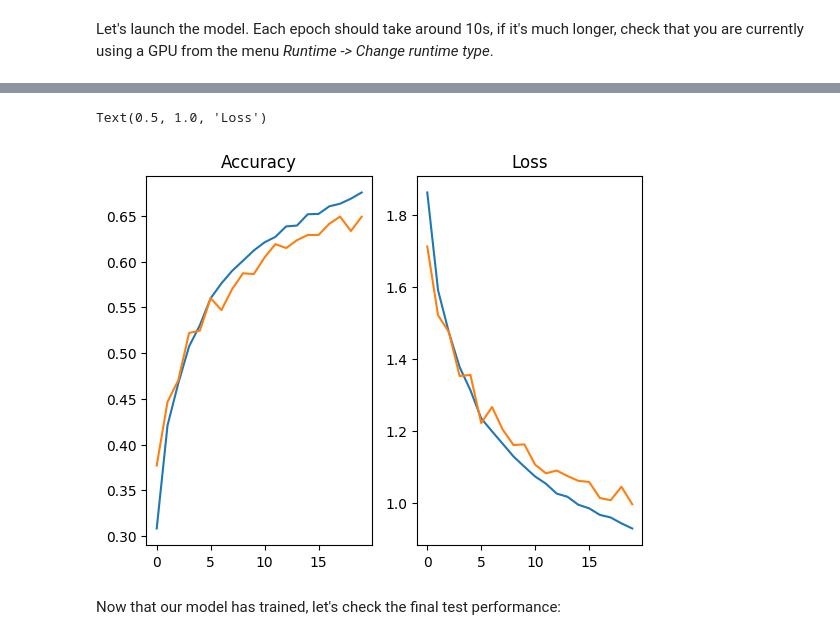
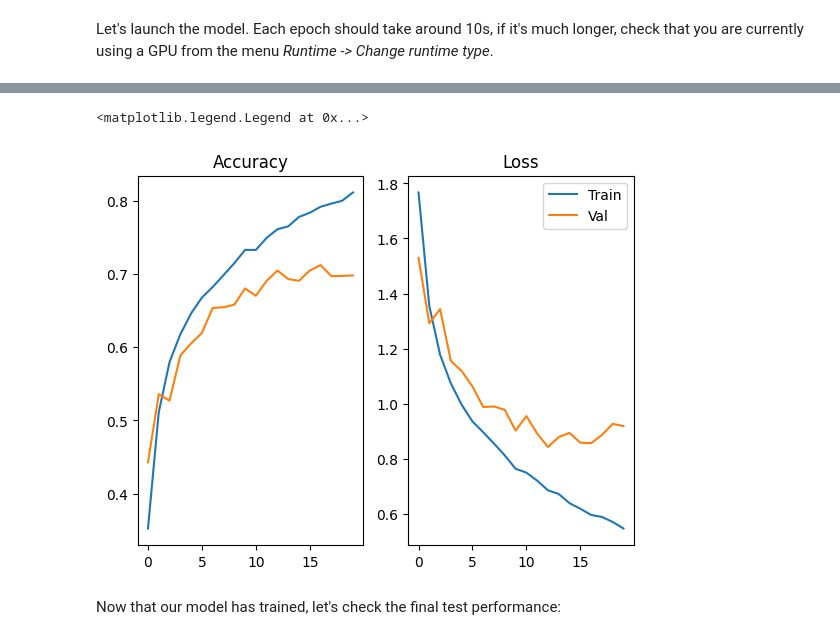
Before and after one commit to K-bNd/dnn-courses, a Jupyter notebook: CNN_Deepcourse.ipynb, the cells around one changed output, grey strips where cells are left out. Drawn from its saved outputs; the diff is of its cells as text; code cells hidden in the pictures.

```diff
--- a/CNN_Deepcourse.ipynb
+++ b/CNN_Deepcourse.ipynb
@@ -91,38 +93,6 @@ CNN(
     (2): Linear(in_features=1000, out_features=10, bias=True)
   )
 )
-# %%
-class CNN_1(nn.Module):
-  def __init__(self):
-    super().__init__()  # Important, otherwise will throw an error
-    self.data_aug = nn.Sequential(
-        nn.RandomF
-    )
-    self.cnn1 = nn.Sequential(
-        nn.Conv2d(3, 32, 5, padding="same"),
-        nn.ReLU(inplace=True),
-        nn.MaxPool2d(2),
-        nn.Conv2d(32, 64, 5, padding="same"),
-        nn.ReLU(inplace=True),
-        nn.MaxPool2d(2),
-        nn.Conv2d(64, 64, 5, padding="same"),
-        nn.ReLU(inplace=True),
-        nn.MaxPool2d(2),
-    )
-    self.fc = nn.Sequential(
-        nn.Linear(64 * 4 * 4, 1000),
-        nn.ReLU(inplace=True),
-        nn.Linear(1000, 10)
-    )
-
-  def forward(self, x):
-    x = self.cnn1(x)
-    b, c, h, w = x.shape
-    x = x.view(b, c * h * w)
-    return self.fc(x)
-
-net = CNN()
-print(net)
 # %%
 # Execute this cell to see the solution, but try to do it by yourself before!
 !wget https://deepcourse-epita.netlify.app/code/cnn/lenet.py
@@ -150,8 +120,7 @@ cifar_mean = torch.tensor([0.5071, 0.4867, 0.4408])
 cifar_std = torch.tensor([0.2675, 0.2565, 0.2761])
 
 train_transforms = transforms.Compose([
-    transforms.RandomResizedCrop(size=(32, 32), antialias=True),
-    transforms.RandomHorizontalFlip(p=0.5),
+    transforms.AutoAugment(transforms.autoaugment.AutoAugmentPolicy.CIFAR10),
     transforms.ToTensor(),
     transforms.Normalize(cifar_mean, cifar_std),
 ])
@@ -240,8 +209,9 @@ Let's launch the model. Each epoch should take around 10s, if it's much longer,
 # %%
 net = CNN().to(device)
 
+#optimizer = torch.optim.AdamW(net.parameters())
 optimizer = torch.optim.Adam(net.parameters())
-#optimizer = torch.optim.SGD(net.parameters(), lr=0.1)#, momentum=0.9, nesterov=True)
+#optimizer = torch.optim.SGD(net.parameters(), lr=0.1, momentum=0.7, nesterov=True)
 cross_entropy = nn.CrossEntropyLoss()  # Does softmax+CE
 
 nb_epochs = 20
@@ -269,7 +239,7 @@ for epoch in range(nb_epochs):
     running_loss += loss.item()
     c += len(x)
 
-  train_acc, train_loss = running_acc / c, running_loss / len(train_loader)
+  train_acc, train_loss = running_acc / c, 1.0 * running_loss / len(train_loader)
   train_accs.append(train_acc)
   train_losses.append(train_loss)
 
@@ -304,15 +272,16 @@ Epoch 20/20, train acc/loss: 67.55/0.9299, val acc/loss: 64.91/0.9972, time 23s
 # %%
 plt.subplot(1, 2, 1)
 plt.plot(list(range(nb_epochs)), train_accs, label="Train")
 plt.plot(list(range(nb_epochs)), val_accs, label="Val")
 plt.title("Accuracy")
 plt.subplot(1, 2, 2)
 plt.plot(list(range(nb_epochs)), train_losses, label="Train")
 plt.plot(list(range(nb_epochs)), val_losses, label="Val")
 plt.title("Loss")
+plt.legend()
 # %% [output]
-Text(0.5, 1.0, 'Loss')
+<matplotlib.legend.Legend at 0x...>
-[figure, old version]
+[figure, new version]
 # %% [markdown]
 Now that our model has trained, let's check the final test performance:
 # %%
```
Also changed, not shown: parts of 8 cells of this notebook.
